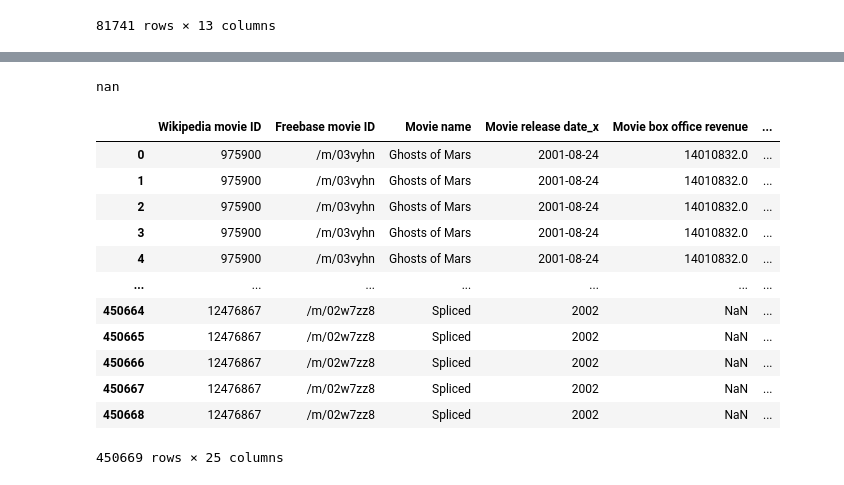
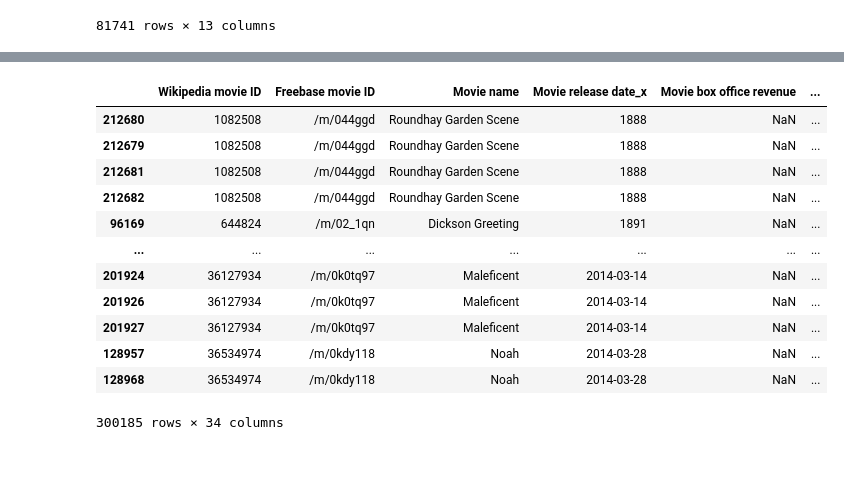
Before and after one commit to epfl-ada/ada-2022-project-datajugglers, a Jupyter notebook: Project_2.ipynb, the cells around one changed output, grey strips where cells are left out. Saved outputs shown, nothing was run; the diff lists cells and outputs as text; code cells hidden in the pictures.

```diff
--- a/Project_2.ipynb
+++ b/Project_2.ipynb
@@ -180,4 +190,4 @@ df_movie
 # %%
 df_exploitable = df_movie.merge(df_IMDb_ex, how ='inner', on=['Movie name', 'startYear'])
 # %%
-df_exploitable
+df_exploitable = df_exploitable.drop_duplicates(subset = "Wikipedia movie ID")
@@ -240,3 +257,3 @@ df_character
 # %%
 df_exploitable_character = df_exploitable.merge(df_character, how ='inner', on=['Wikipedia movie ID'])
-df_exploitable_character
+df_years_ascending = df_exploitable_character.sort_values(['startYear'], axis=0, ascending=True, inplace=False, kind='quicksort')
@@ -277,20 +260,16 @@ for i in range(len(temp_df)):
-# %%
-print(get_ethnicity(temp_df['Actor ethnicity'][29]))
-# %% [output]
-nan
-# %%
-df_character_movie = df_movie.merge(df_character, how ='inner', on=['Wikipedia movie ID'])
-# %% [output]
-|  | Wikipedia movie ID | Freebase movie ID | Movie name | Movie release date_x | Movie box office revenue | ... |
-| 0 | 975900 | /m/03vyhn | Ghosts of Mars | 2001-08-24 | 14010832.0 | ... |
-| 1 | 975900 | /m/03vyhn | Ghosts of Mars | 2001-08-24 | 14010832.0 | ... |
-| 2 | 975900 | /m/03vyhn | Ghosts of Mars | 2001-08-24 | 14010832.0 | ... |
-| 3 | 975900 | /m/03vyhn | Ghosts of Mars | 2001-08-24 | 14010832.0 | ... |
-| 4 | 975900 | /m/03vyhn | Ghosts of Mars | 2001-08-24 | 14010832.0 | ... |
-| ... | ... | ... | ... | ... | ... | ... |
-| 450664 | 12476867 | /m/02w7zz8 | Spliced | 2002 | NaN | ... |
-| 450665 | 12476867 | /m/02w7zz8 | Spliced | 2002 | NaN | ... |
-| 450666 | 12476867 | /m/02w7zz8 | Spliced | 2002 | NaN | ... |
-| 450667 | 12476867 | /m/02w7zz8 | Spliced | 2002 | NaN | ... |
-| 450668 | 12476867 | /m/02w7zz8 | Spliced | 2002 | NaN | ... |
-450669 rows × 25 columns
+# %%
+df_years_ascending
+# %% [output]
+|  | Wikipedia movie ID | Freebase movie ID | Movie name | Movie release date_x | Movie box office revenue | ... |
+| 212680 | 1082508 | /m/044ggd | Roundhay Garden Scene | 1888 | NaN | ... |
+| 212679 | 1082508 | /m/044ggd | Roundhay Garden Scene | 1888 | NaN | ... |
+| 212681 | 1082508 | /m/044ggd | Roundhay Garden Scene | 1888 | NaN | ... |
+| 212682 | 1082508 | /m/044ggd | Roundhay Garden Scene | 1888 | NaN | ... |
+| 96169 | 644824 | /m/02_1qn | Dickson Greeting | 1891 | NaN | ... |
+| ... | ... | ... | ... | ... | ... | ... |
+| 201924 | 36127934 | /m/0k0tq97 | Maleficent | 2014-03-14 | NaN | ... |
+| 201926 | 36127934 | /m/0k0tq97 | Maleficent | 2014-03-14 | NaN | ... |
+| 201927 | 36127934 | /m/0k0tq97 | Maleficent | 2014-03-14 | NaN | ... |
+| 128957 | 36534974 | /m/0kdy118 | Noah | 2014-03-28 | NaN | ... |
+| 128968 | 36534974 | /m/0kdy118 | Noah | 2014-03-28 | NaN | ... |
+300185 rows × 34 columns
```
Also changed, not shown: parts of 32 cells of this notebook.
